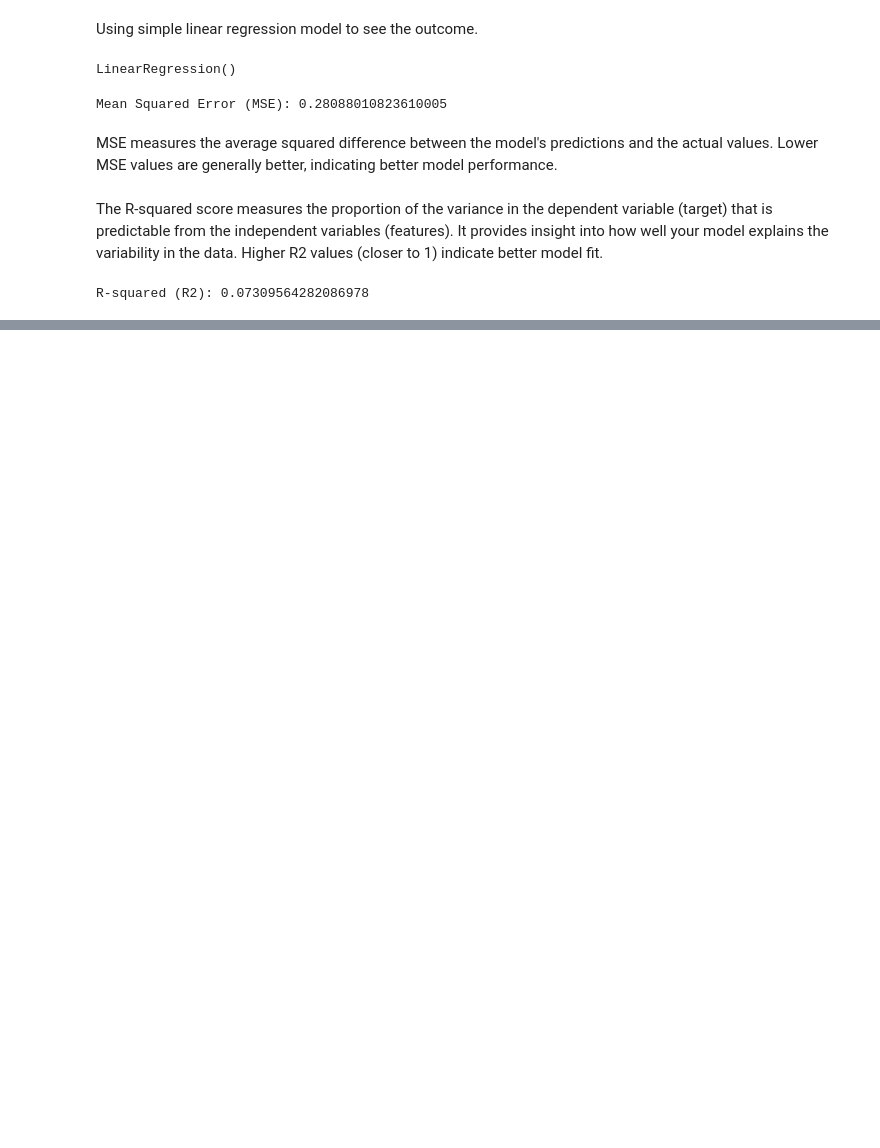
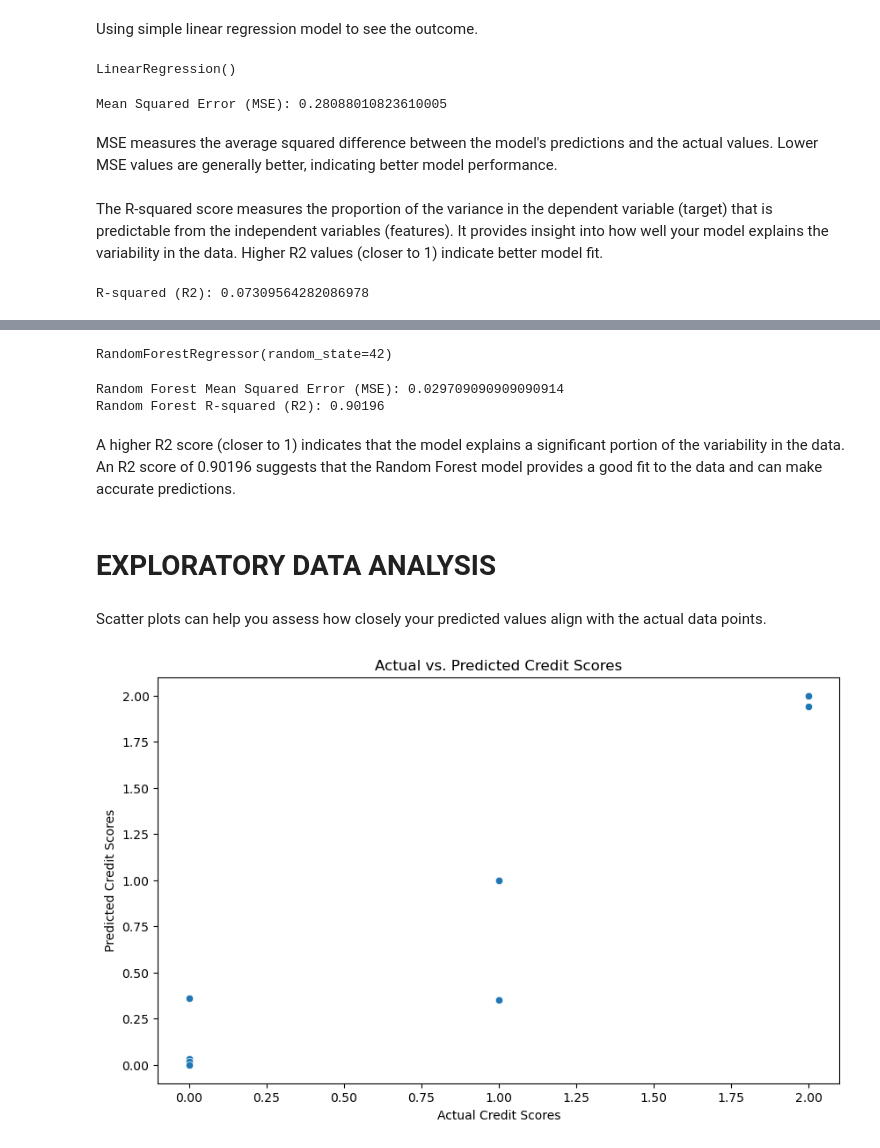
Before and after one commit to raphiqi/Credit-Score-API-, a Jupyter notebook: Credit Score API.ipynb, the cells around one changed output, grey strips where cells are left out. Saved outputs shown, nothing was run; the diff lists cells and outputs as text; code cells hidden in the pictures; blank space fills up the shorter version.

```diff
--- a/Credit Score API.ipynb
+++ b/Credit Score API.ipynb
@@ -152,0 +157,40 @@ R-squared (R2): 0.07309564282086978
+# %%
+from sklearn.ensemble import RandomForestRegressor
+
+# Initialize and train the Random Forest Regression model
+random_forest_model = RandomForestRegressor(random_state=42)
+random_forest_model.fit(X_train, y_train_encoded)
+# %% [output]
+RandomForestRegressor(random_state=42)
+# %%
+# Make predictions on the test data
+y_pred_rf = random_forest_model.predict(X_test)
+
+# Calculate Mean Squared Error (MSE) and R-squared (R2) for Random Forest model
+mse_rf = mean_squared_error(y_test_encoded, y_pred_rf)
+r2_rf = r2_score(y_test_encoded, y_pred_rf)
+
+print(f"Random Forest Mean Squared Error (MSE): {mse_rf}")
+print(f"Random Forest R-squared (R2): {r2_rf}")
+# %% [output]
+Random Forest Mean Squared Error (MSE): 0.029709090909090914
+Random Forest R-squared (R2): 0.90196
+# %% [markdown]
+A higher R2 score (closer to 1) indicates that the model explains a significant portion of the variability in the data. An R2 score of 0.90196 suggests that the Random Forest model provides a good fit to the data and can make accurate predictions.
+# %% [markdown]
+# EXPLORATORY DATA ANALYSIS
+# %% [markdown]
+Scatter plots can help you assess how closely your predicted values align with the actual data points.
+# %%
+import matplotlib.pyplot as plt
+import seaborn as sns
+
+# Create a scatter plot to visualize predictions vs. actual values
+plt.figure(figsize=(10, 6))
+sns.scatterplot(x=y_test_encoded, y=y_pred_rf)
+plt.xlabel("Actual Credit Scores")
+plt.ylabel("Predicted Credit Scores")
+plt.title("Actual vs. Predicted Credit Scores")
+plt.show()
+# %% [output]
+[figure, added]
```
Also changed, not shown: parts of 16 cells of this notebook.
